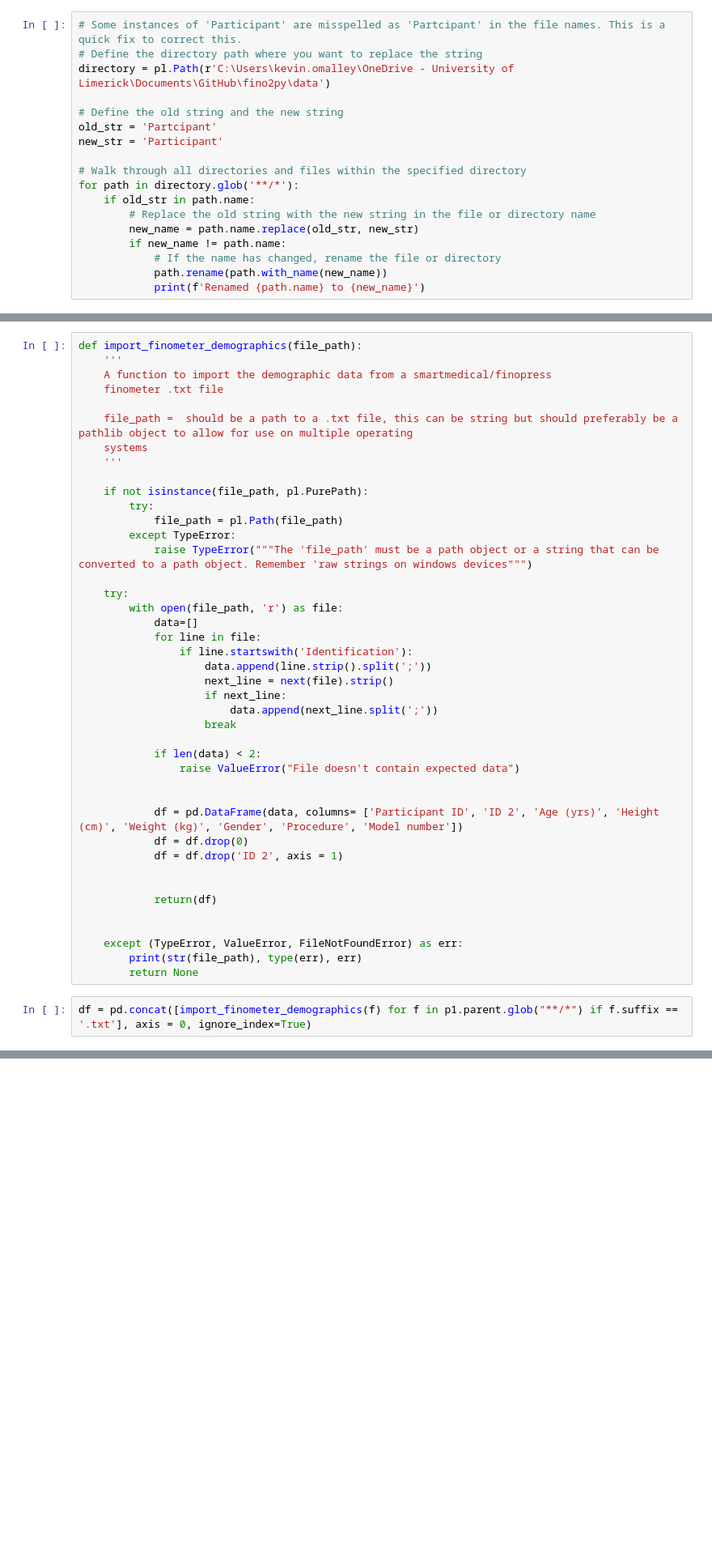
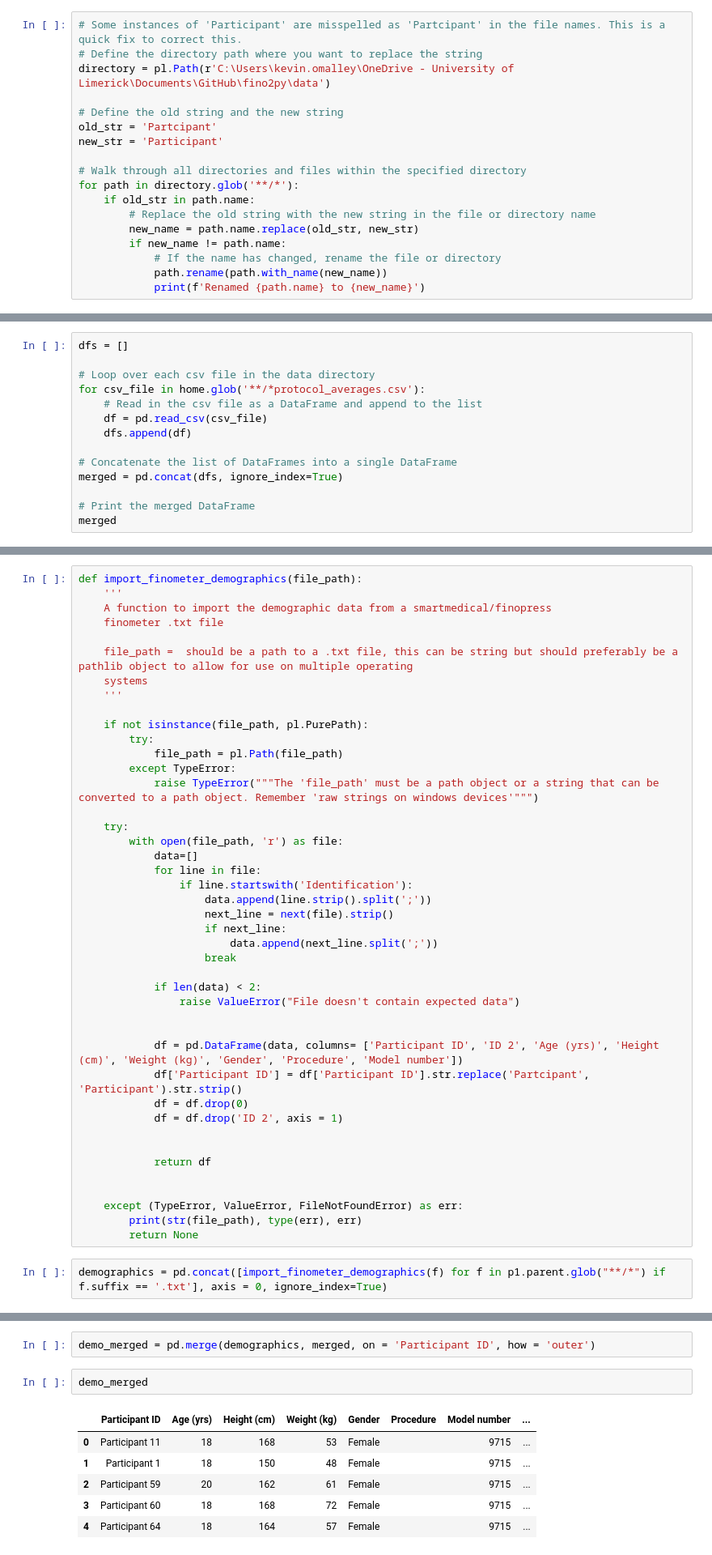
Before and after one commit to spider-z3r0/fino2py, a Jupyter notebook: src/import_finometer.ipynb, the cells around one changed output, grey strips where cells are left out. Shown at 81% size. Drawn from its saved outputs; the diff is of its cells as text; blank space fills up the shorter version.

```diff
--- a/src/import_finometer.ipynb
+++ b/src/import_finometer.ipynb
@@ -142,0 +307,14 @@ def import_finometer_protocol_times(times_file_path, seconds = False):
+# %%
+dfs = []
+
+# Loop over each csv file in the data directory
+for csv_file in home.glob('**/*protocol_averages.csv'):
+    # Read in the csv file as a DataFrame and append to the list
+    df = pd.read_csv(csv_file)
+    dfs.append(df)
+
+# Concatenate the list of DataFrames into a single DataFrame
+merged = pd.concat(dfs, ignore_index=True)
+
+# Print the merged DataFrame
+merged
@@ -154,7 +339,7 @@ def import_finometer_demographics(file_path):
         try:
             file_path = pl.Path(file_path)
         except TypeError:
-            raise TypeError("""The 'file_path' must be a path object or a string that can be converted to a path object. Remember 'raw strings on windows devices""")
+            raise TypeError("""The 'file_path' must be a path object or a string that can be converted to a path object. Remember 'raw strings on windows devices'""")
 
     try:
         with open(file_path, 'r') as file:
@@ -172,15 +357,16 @@ def import_finometer_demographics(file_path):
 
 
             df = pd.DataFrame(data, columns= ['Participant ID', 'ID 2', 'Age (yrs)', 'Height (cm)', 'Weight (kg)', 'Gender', 'Procedure', 'Model number'])
+            df['Participant ID'] = df['Participant ID'].str.replace('Partcipant', 'Participant').str.strip()
             df = df.drop(0)
             df = df.drop('ID 2', axis = 1)
 
 
-            return(df)
+            return df
 
 
     except (TypeError, ValueError, FileNotFoundError) as err:
         print(str(file_path), type(err), err)
         return None
 # %%
-df = pd.concat([import_finometer_demographics(f) for f in p1.parent.glob("**/*") if f.suffix == '.txt'], axis = 0, ignore_index=True)
+demographics = pd.concat([import_finometer_demographics(f) for f in p1.parent.glob("**/*") if f.suffix == '.txt'], axis = 0, ignore_index=True)
@@ -345,0 +384,11 @@ def import_finometer_txt(folder_path, save_csv=False, zero_time=False):
+# %%
+demo_merged = pd.merge(demographics, merged, on = 'Participant ID', how = 'outer')
+# %%
+demo_merged
+# %% [output]
+|  | Participant ID | Age (yrs) | Height (cm) | Weight (kg) | Gender | Procedure | Model number | ... |
+| 0 | Participant 11 | 18 | 168 | 53 | Female |  | 9715 | ... |
+| 1 | Participant 1 | 18 | 150 | 48 | Female |  | 9715 | ... |
+| 2 | Participant 59 | 20 | 162 | 61 | Female |  | 9715 | ... |
+| 3 | Participant 60 | 18 | 168 | 72 | Female |  | 9715 | ... |
+| 4 | Participant 64 | 18 | 164 | 57 | Female |  | 9715 | ... |
```
Also changed, not shown: parts of 22 cells of this notebook, 6 other files.
